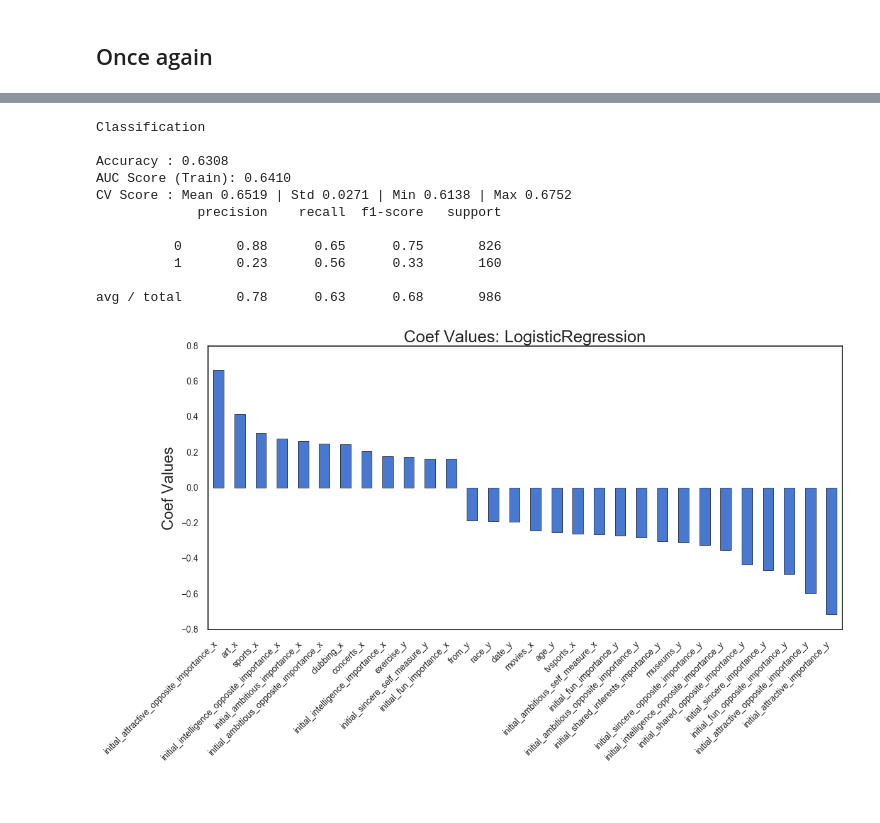
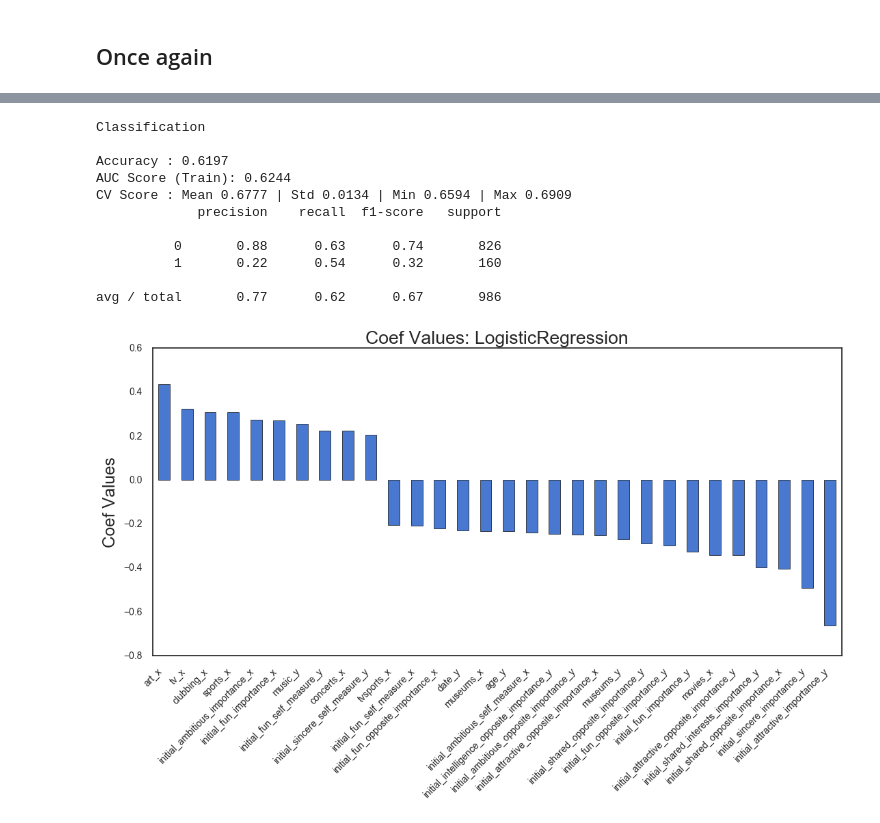
Before and after one commit to sethkaufee/Dating-Data, a Jupyter notebook: Speed Dating/match_prediction.ipynb, the cells around one changed output, grey strips where cells are left out. Drawn from its saved outputs; the diff is of its cells as text; code cells hidden in the pictures; blank space fills up the shorter version.

```diff
--- a/Speed Dating/match_prediction.ipynb
+++ b/Speed Dating/match_prediction.ipynb
@@ -344,10 +342,8 @@ def modelfit(model, data, xcolumns, ycolumn='match', title='Model',
     if scale_data:
         data[xcolumns] = scale(data[xcolumns])
 
-    train_data, test_data = train_test_split(data, test_size=test_size, stratify=data[ycolumn],random_state=8888)
-
-    xtrain, ytrain, xtest, ytest = train_data[xcolumns], train_data['match'], test_data[xcolumns], test_data['match']
-
+    train_data, test_data = train_test_split(data, test_size=test_size, stratify=data[ycolumn],random_state=1000)
+    xtrain, ytrain, xtest, ytest = train_data[xcolumns], train_data[ycolumn], test_data[xcolumns], test_data[ycolumn]
 
     sns.set_palette(palette='muted')
 
@@ -355,7 +351,7 @@ def modelfit(model, data, xcolumns, ycolumn='match', title='Model',
         resamp = SMOTE(k=6, m=15)
         xtrain, ytrain = resamp.fit_sample(xtrain, ytrain)
 
-    kfold = StratifiedKFold(n_splits=splits,random_state=8888)
+    kfold = StratifiedKFold(n_splits=splits,shuffle=True,random_state=8888)
     model.fit(xtrain, ytrain)
 
     predictions = model.predict(xtest)
@@ -474,11 +470,11 @@ avg / total       0.70      0.84      0.76       986
 # %%
 from sklearn.ensemble import VotingClassifier
 gbc1 = GradientBoostingClassifier(criterion='friedman_mse', init=None,
-              learning_rate=0.001, loss='deviance', max_depth=10,
+              learning_rate=0.001, loss='deviance', max_depth=6,
               max_features='sqrt', max_leaf_nodes=None,
-              min_impurity_split=1e-07, min_samples_leaf=2,
-              min_samples_split=6, min_weight_fraction_leaf=0.0,
-              n_estimators=80, presort='auto', random_state=None,
+              min_impurity_split=1.0526315789473693, min_samples_leaf=4,
+              min_samples_split=24, min_weight_fraction_leaf=0.0,
+              n_estimators=360, presort='auto', random_state=None,
               subsample=0.8, verbose=0, warm_start=False)
 
 lgr1 = LogisticRegression(C=5.1454545454545446, class_weight=None, dual=False,
@@ -491,9 +487,10 @@ svc1 = SVC(C=10,gamma=0.014285714285714285, kernel='rbf',probability=True,)
 vote1 = VotingClassifier(estimators=[
         ('gbc', gbc1), ('lgr', lgr1), ('svc', svc1)], voting='soft',weights=(2, 2, 1))
 # %%
-xtrain, xtest, ytrain, ytest = train_test_split(scale(X), y, test_size=.25, stratify=y, )
+xtrain, xtest, ytrain, ytest = train_test_split(scale(X), y, test_size=.25, stratify=y, random_state=1000)
 
-resamp = SMOTE( k=6, m=15)
+resamp = SMOTE(k=6, m=15)
+
 x_resample, y_resample = resamp.fit_sample(xtrain, ytrain)
 
 gbc1.fit(x_resample, y_resample)
@@ -501,7 +498,7 @@ lgr1.fit(x_resample, y_resample)
 svc1.fit(x_resample, y_resample)
 vote1.fit(x_resample, y_resample)
 
-models = zip(['LogisticRegression','SVC','GradientBoostingClassifier','Voting'],[gbc1,lgr1,svc1,vote1])
+models = zip(['GradientBoostingClassifier','LogisticRegression','SVC','Voting'],[gbc1,lgr1,svc1,vote1])
 fig = plt.figure()
 for name, model in models:
 
@@ -615,20 +596,20 @@ avg / total       0.76      0.83      0.77       986
 # %%
-fig = modelfit(lgr, dataset, predictors, ycolumn='match', title='LogisticRegression',
+fig = modelfit(lgr1, dataset, predictors, ycolumn='match', title='LogisticRegression',
                test_size=0.25, splits=3, scale_data=True, resamp=True)
 
 fig.savefig('../Assets/lgr_resample.svg', format='svg', dpi=1200,bbox_inches='tight',
                          transparent=True)
 # %% [output]
 Classification
 
-Accuracy : 0.6308
-AUC Score (Train): 0.6410
-CV Score : Mean 0.6519 | Std 0.0271 | Min 0.6138 | Max 0.6752
+Accuracy : 0.6197
+AUC Score (Train): 0.6244
+CV Score : Mean 0.6777 | Std 0.0134 | Min 0.6594 | Max 0.6909
              precision    recall  f1-score   support
 
-          0       0.88      0.65      0.75       826
-          1       0.23      0.56      0.33       160
+          0       0.88      0.63      0.74       826
+          1       0.22      0.54      0.32       160
 
-avg / total       0.78      0.63      0.68       986
+avg / total       0.77      0.62      0.67       986
-[figure, old version]
+[figure, new version]
 # %%
```
Also changed, not shown: parts of 10 cells of this notebook, 6 other files.
